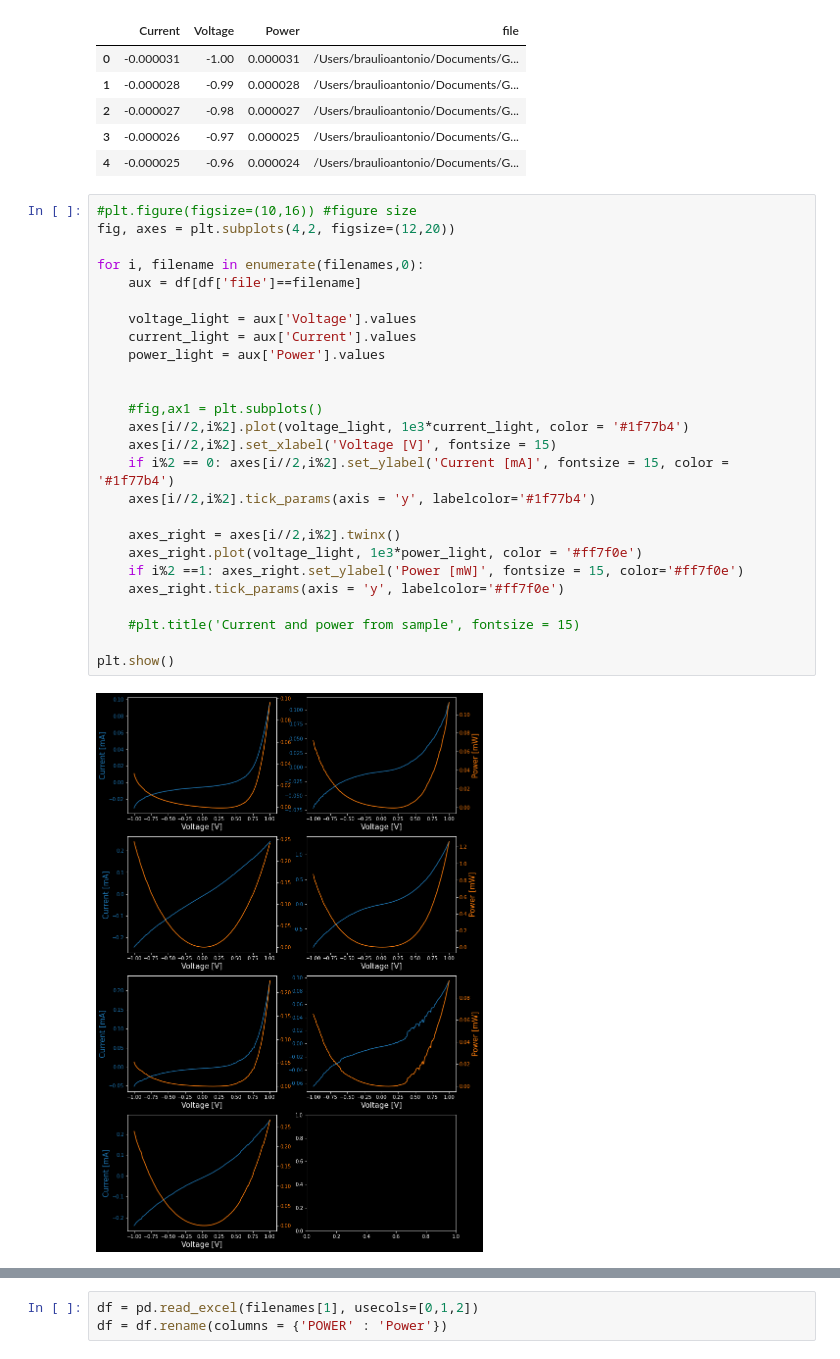
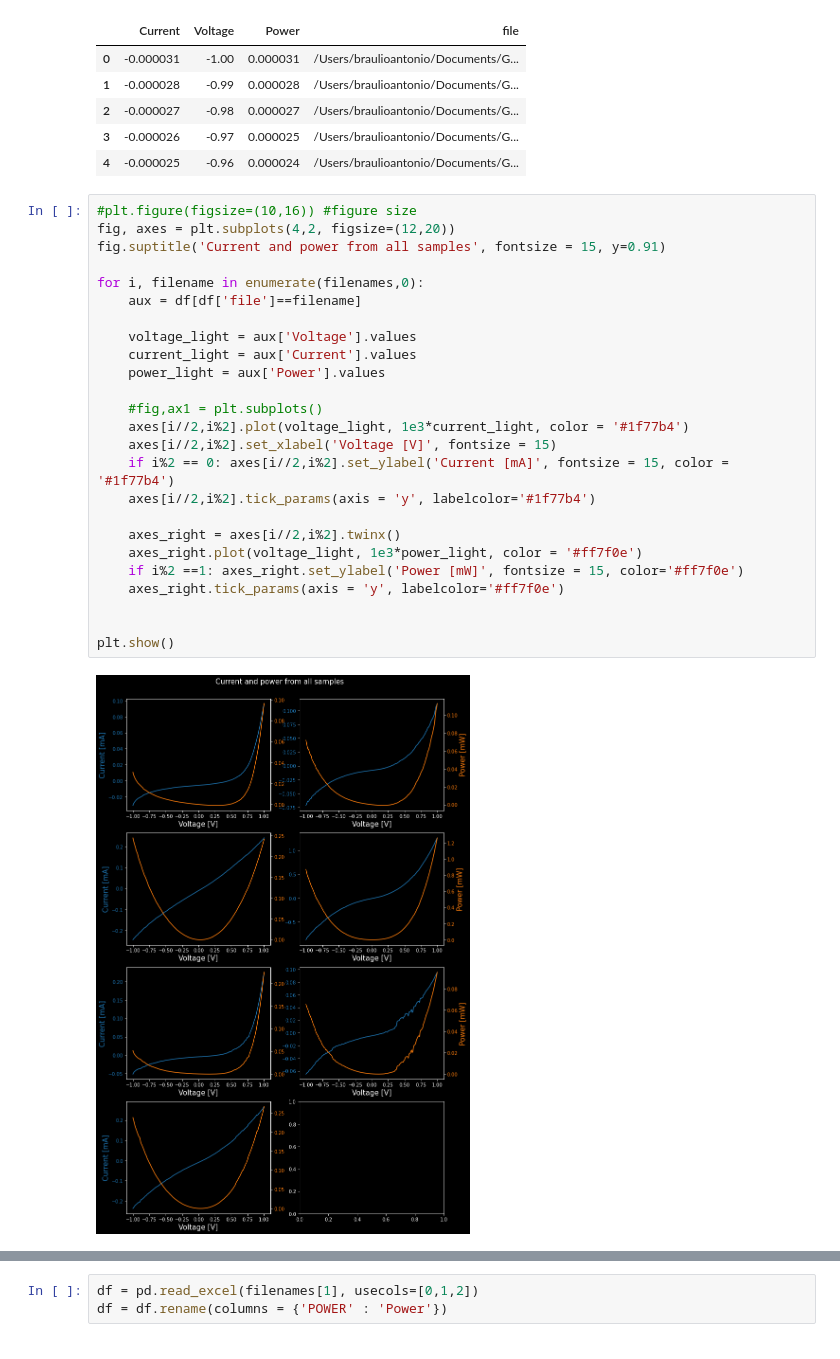
Before and after one commit to brawantonio/python_workshop_july2023, a Jupyter notebook: Python Workshop.ipynb, the cells around one changed output, grey strips where cells are left out. Saved outputs shown, nothing was run; the diff lists cells and outputs as text.

```diff
--- a/Python Workshop.ipynb
+++ b/Python Workshop.ipynb
@@ -257,30 +268,29 @@ WARNING *** OLE2 inconsistency: SSCS size is 0 but SSAT size is non-zero
 # %%
 #plt.figure(figsize=(10,16)) #figure size
 fig, axes = plt.subplots(4,2, figsize=(12,20))
+fig.suptitle('Current and power from all samples', fontsize = 15, y=0.91)
 
 for i, filename in enumerate(filenames,0):
     aux = df[df['file']==filename]
 
     voltage_light = aux['Voltage'].values
     current_light = aux['Current'].values
     power_light = aux['Power'].values
-
 
     #fig,ax1 = plt.subplots()
     axes[i//2,i%2].plot(voltage_light, 1e3*current_light, color = '#1f77b4')
     axes[i//2,i%2].set_xlabel('Voltage [V]', fontsize = 15)
     if i%2 == 0: axes[i//2,i%2].set_ylabel('Current [mA]', fontsize = 15, color = '#1f77b4')
     axes[i//2,i%2].tick_params(axis = 'y', labelcolor='#1f77b4')
 
     axes_right = axes[i//2,i%2].twinx()
     axes_right.plot(voltage_light, 1e3*power_light, color = '#ff7f0e')
     if i%2 ==1: axes_right.set_ylabel('Power [mW]', fontsize = 15, color='#ff7f0e')
     axes_right.tick_params(axis = 'y', labelcolor='#ff7f0e')
 
-    #plt.title('Current and power from sample', fontsize = 15)
 
 plt.show()
 # %% [output]
-[figure, old version]
+[figure, new version]
 # %% [markdown]
 ## 6. In-depth data analysis
```
Also changed, not shown: parts of 12 cells of this notebook.
